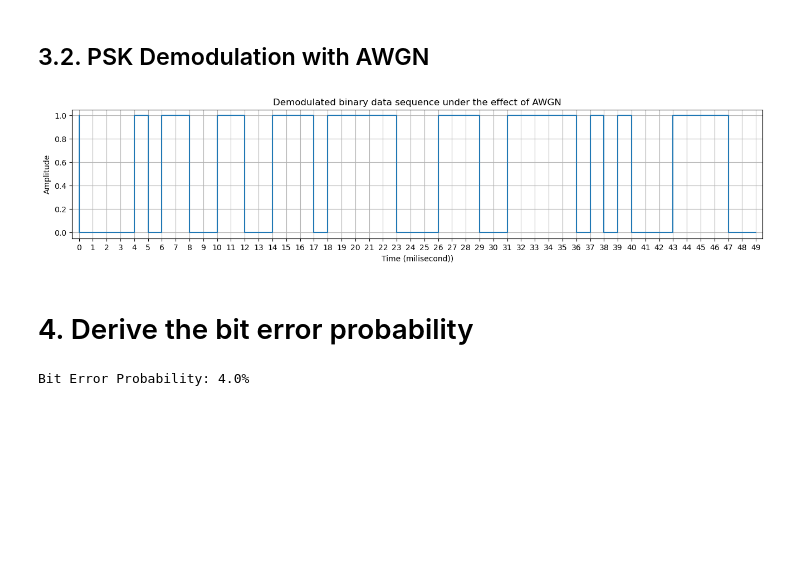
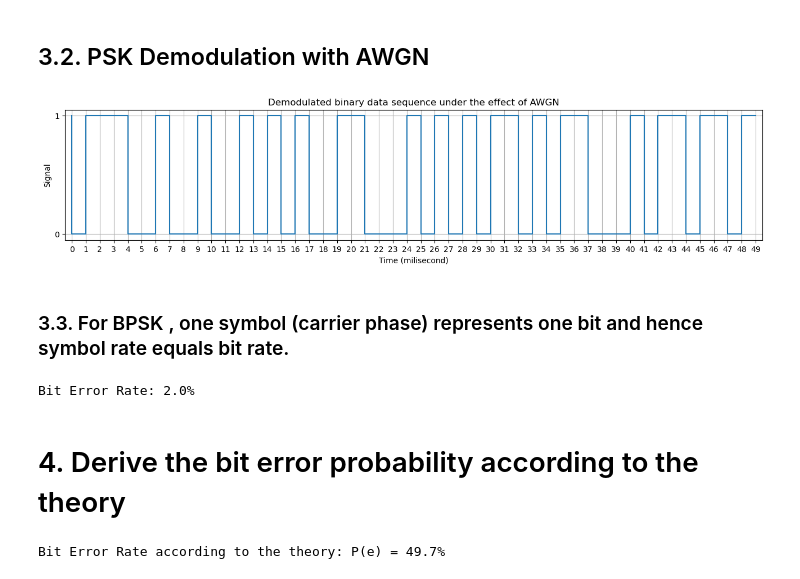
Before and after one commit to nguyen-tuan-hiep/Introduction-to-Communication-Engineering, a Jupyter notebook: psk.ipynb, the cells around one changed output. Drawn from its saved outputs; the diff is of its cells as text; code cells hidden in the pictures; blank space fills up the shorter version.

```diff
--- a/psk.ipynb
+++ b/psk.ipynb
@@ -21,20 +22,20 @@ t = Tb*np.arange(0,n,1/nb)
 ## 1.1. Generate and plot the carrier signal
 # %%
 # define the carrier signal
-c1 = np.cos(2*np.pi*f*t);               # carrier signal for binary value '0'
-c2 = np.cos(2*np.pi*f*t + np.pi/6);     # carrier signal for binary value '1'
+c1 = np.cos(2*np.pi*f*t);             # carrier signal for binary value '0'
+c2 = np.cos(2*np.pi*f*t + np.pi);     # carrier signal for binary value '1'
 
 # plot the carrier signal for 1 bit period
 plt.figure(figsize=(20,4))
 t_  = Tb*np.arange(0,1,1/100)
 plt.plot(t_,np.cos(2*np.pi*f*t_))
-plt.plot(t_,np.cos(2*np.pi*f*t_ + np.pi/6))
+plt.plot(t_,np.cos(2*np.pi*f*t_ + np.pi))
 plt.xlabel('Time(Sec)')
 plt.ylabel('Amplitude(Volts)')
 plt.xticks(np.arange(0,Tb+Tb/10,Tb/10))
-plt.yticks(np.arange(-1,1.5,0.5))
+plt.yticks([0,1])
 plt.grid(True)
 plt.title('Carrier Signal')
-plt.legend(['c1 = $\cos(2\pi ft$)','c2 = $\cos(2\pi ft + \pi/6)$'])
+plt.legend(['c1 = $\cos(2\pi ft$)','c2 = $\cos(2\pi ft + \pi)$'])
 plt.show()
 # %% [output]
@@ -87,7 +89,7 @@ plt.show()
 ## Demodulated binary data
 # %%
 # function to demodulate the signal
-def demodulate(mod, c1, c2, nb):
+def demodulate(mod):
     demod=np.empty(shape=n, dtype=int)
     for i in range(0, n*nb, nb):
         I1 = np.trapz(mod[i:i+nb]*c1[i:i+nb])
@@ -121,7 +124,8 @@ plt.grid(True)
 # %%
 # add Gaussian noise with zero mean and variance N0/2 to the transmitted waveform
 mean = 0
-standard_deviation = 1
+N0 = 18
+standard_deviation = np.sqrt(N0/2)
 noise = np.random.normal(mean, standard_deviation, len(mod))
 mod_noise = mod + noise
 
@@ -131,7 +135,6 @@ plt.plot(1000*t,mod_noise)
 plt.xlabel('Time(milisecond)')
 plt.ylabel('Amplitude(Volts)')
 plt.xticks(1000*np.arange(0,Tb*n+Tb,Tb))
-# plt.yticks(np.arange(-1,1.5,0.5))
 plt.grid(True)
 plt.title('Modulated Signal with AWGN')
 plt.margins(x=0.01, y=0.05)
@@ -142,25 +145,36 @@ plt.show()
 ## 3.2. PSK Demodulation with AWGN
 # %%
 # demodulate the signal with AWGN
-demod_noise = demodulate(mod_noise, c1, c2, nb)
+demod_noise = demodulate(mod_noise)
 
 # plot the demodulated binary data sequence under the effect of AWGN
 plt.figure(figsize = (16, 3))
 plt.title('Demodulated binary data sequence under the effect of AWGN')
 plt.xticks(1000*np.arange(0,Tb*n,Tb))
-plt.xlabel('Time (milisecond))')
-plt.ylabel('Amplitude')
+plt.xlabel('Time (milisecond)')
+plt.ylabel('Signal')
+plt.yticks([0,1])
 plt.step(1000*np.arange(0,Tb*n,Tb), demod_noise)
 plt.grid(True)
 plt.margins(x=0.01, y=0.05)
 plt.show()
 # %% [output]
-[figure, old version]
+[figure, new version]
+# %% [markdown]
+### 3.3. For BPSK , one symbol (carrier phase) represents one bit and hence symbol rate equals bit rate.
+# %%
+error_bits = np.count_nonzero(demod_noise - x)
+Pb = error_bits / len(x) * 100
+print(f"Bit Error Rate: {Pb}%")
+# %% [output]
+Bit Error Rate: 2.0%
 # %% [markdown]
-# 4. Derive the bit error probability
+# 4. Derive the bit error probability according to the theory
-# %%
-error_bits = np.count_nonzero(demod_noise - x)
-Pb = error_bits / len(x) * 100
-print(f"Bit Error Probability: {Pb}%")
-# %% [output]
-Bit Error Probability: 4.0%
+# %%
+from scipy.special import erfc
+Eb = Tb/2
+Pb_theory = 1/2*erfc(np.sqrt(Eb/N0)) * 100
+Pb_theory = np.round(Pb_theory, 2)
+print(f"Bit Error Rate according to the theory: P(e) = {Pb_theory}%")
+# %% [output]
+Bit Error Rate according to the theory: P(e) = 49.7%
```
Also changed, not shown: parts of 6 cells of this notebook, 6 other files.
